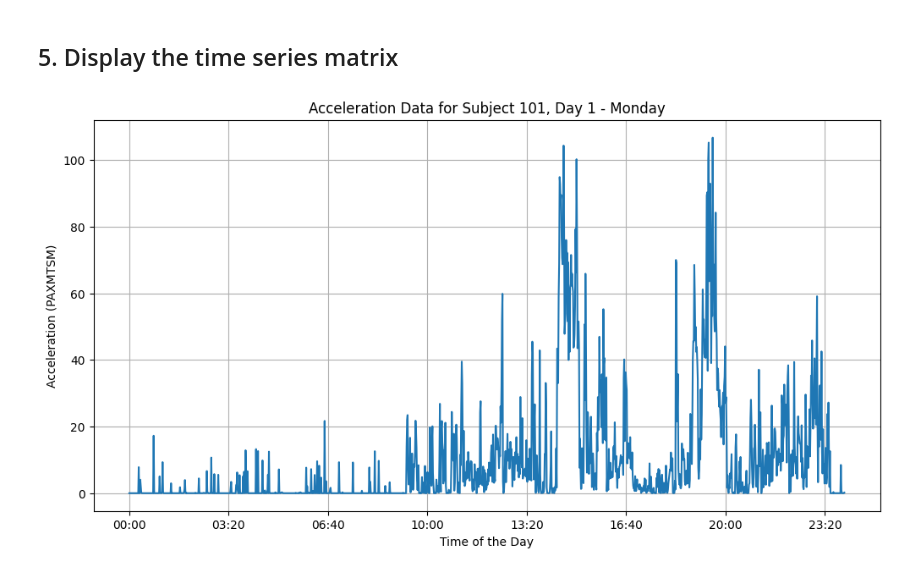
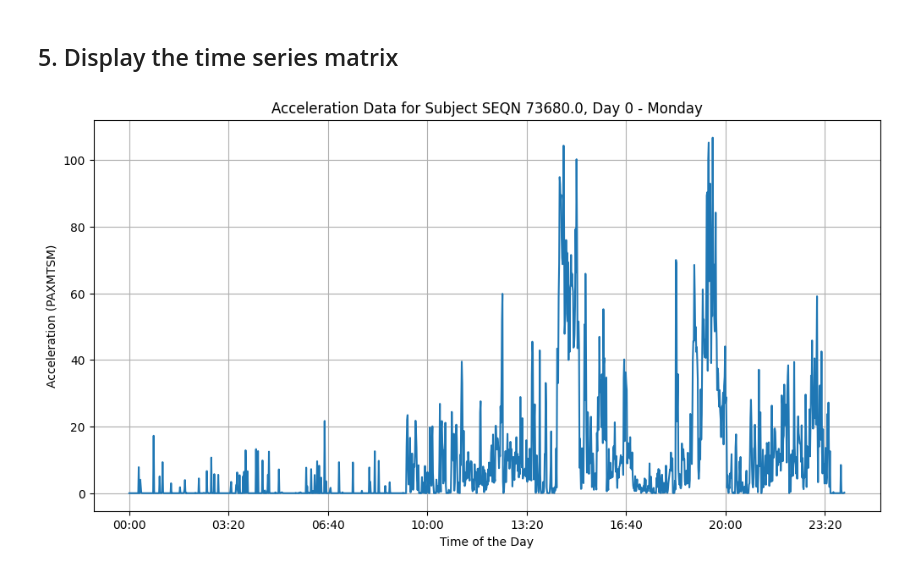
Before and after one commit to horacio-trigo/deep_accelerometer, a Jupyter notebook: 6_generate_time_series_matrix.ipynb, the cells around one changed output. Cells and saved outputs as stored; diff of their text form; code cells hidden in the pictures.

```diff
--- a/6_generate_time_series_matrix.ipynb
+++ b/6_generate_time_series_matrix.ipynb
@@ -181,5 +181,7 @@ Save the pre-processed dataframe as a pickle file to be avoid repeating the prev
 # %%
 paxmin_1440_7days = paxmin_1440_7days.reset_index(drop=True)
 paxmin_1440_7days.to_pickle('paxmin_1440_7days.pkl')
+# %%
+paxmin_1440_7days = pd.read_pickle('paxmin_1440_7days.pkl')
 # %% [markdown]
 ## 4. Generate time series matrix
@@ -208,6 +218,13 @@ matrix_3d.shape # nof_subjects, 7 days, 1440 minutes
 np.sum(np.isnan(matrix_3d))
 # %% [output]
 0
+# %%
+# Save the subjects IDs (SEQN) into a csv file and a pickle file
+
+matrix_SEQN = pd.Series(list_of_subjects, name='SEQN')
+
+matrix_SEQN.to_csv('matrix_SEQN.csv', index=False)
+matrix_SEQN.to_pickle('matrix_SEQN.pkl')
 # %%
 # Save the matrix_3d array to a file
 np.save('matrix_3d.npy', matrix_3d)
@@ -224,37 +241,42 @@ matrix_3d = np.load('matrix_3d.npy')
 # %%
 # Define a custom tick formatter to map minute of the day to time of day
 def time_formatter(x, pos):
+    """
+    Formatter function to convert minute of the day to HH:MM format.
+    """
     hours = int(x // 60)
     minutes = int(x % 60)
     return f"{hours:02d}:{minutes:02d}"
 
-
-def plot_subject_day_data(subject_idx, day_idx, matrix_3d):
+def plot_subject_day_data(subject_idx, day_idx, matrix_3d, matrix_SEQN):
     """
-    Plot the acceleration data for a specific subject and day.
+    Plot the acceleration data for a specific subject and day, showing the SEQN in the title.
 
     Args:
     - subject_idx (int): Index of the subject in the matrix.
     - day_idx (int): Index of the day in the matrix (0-based, i.e., 0=Monday, 6=Sunday).
     - matrix_3d (numpy array): The 3D matrix containing acceleration data.
+    - matrix_SEQN (pandas Series): Series containing the SEQN identifiers.
     """
 
     # Extract data for the given subject and day
     data = matrix_3d[subject_idx, day_idx]
+
+    # Get the SEQN for the subject
+    subject_SEQN = matrix_SEQN.iloc[subject_idx].item()  # Using .item() to get the value
 
     # Plot
     day_names = {0: 'Monday', 1: 'Tuesday', 2: 'Wednesday', 3: 'Thursday', 4: 'Friday', 5: 'Saturday', 6: 'Sunday'}
 
     plt.figure(figsize=(12, 6))
     plt.plot(data)
-    plt.title(f"Acceleration Data for Subject {subject_idx + 1}, Day {day_idx + 1} - {day_names[day_idx]}")
-    # plt.xlabel("Minute of the Day")
+    plt.title(f"Acceleration Data for Subject SEQN {subject_SEQN}, Day {day_idx} - {day_names[day_idx]}")
     plt.xlabel("Time of the Day")
     plt.gca().xaxis.set_major_formatter(ticker.FuncFormatter(time_formatter))
     plt.ylabel("Acceleration (PAXMTSM)")
     plt.grid(True)
     plt.show()
 # %%
-plot_subject_day_data(100, 0, matrix_3d) #Subject: [0, 7536], Day: [0, 6] (0=Monday, 6=Sunday)
+plot_subject_day_data(100, 0, matrix_3d, matrix_SEQN) #Subject: [0, 7536], Day: [0, 6] (0=Monday, 6=Sunday)
 # %% [output]
-[figure, old version]
+[figure, new version]
```
Also changed, not shown: parts of 1 cell of this notebook, 4 other files.
